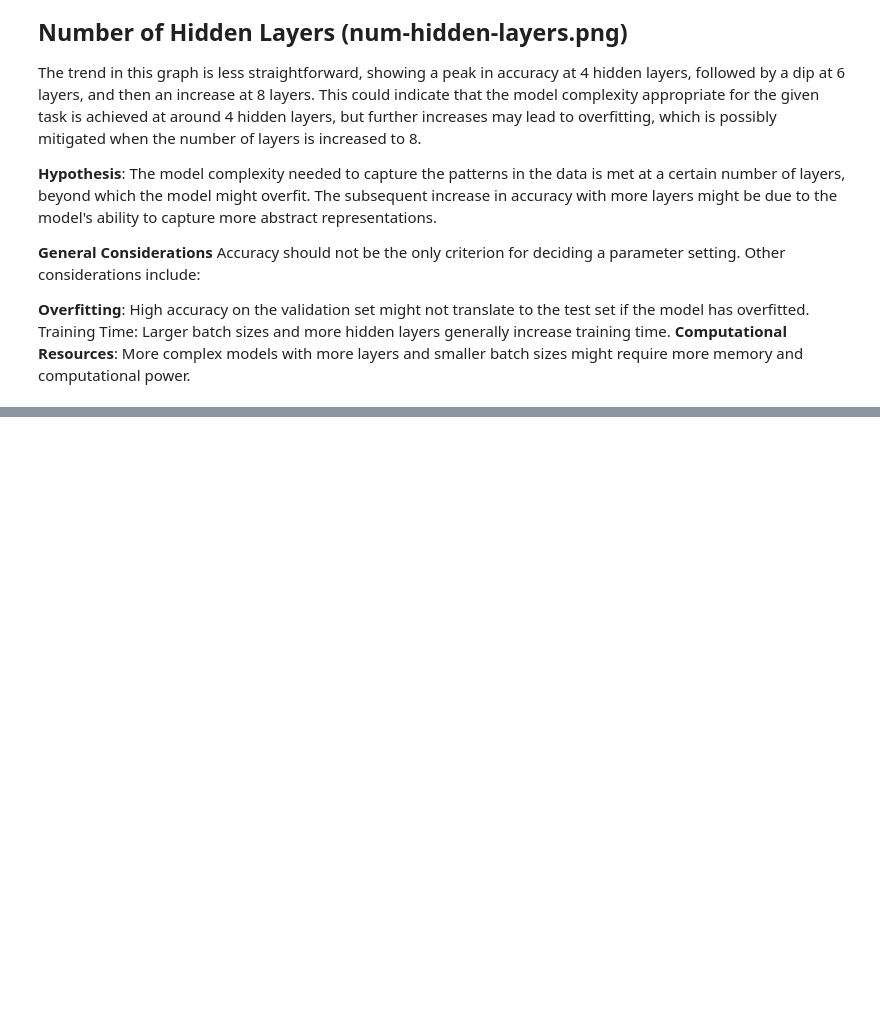
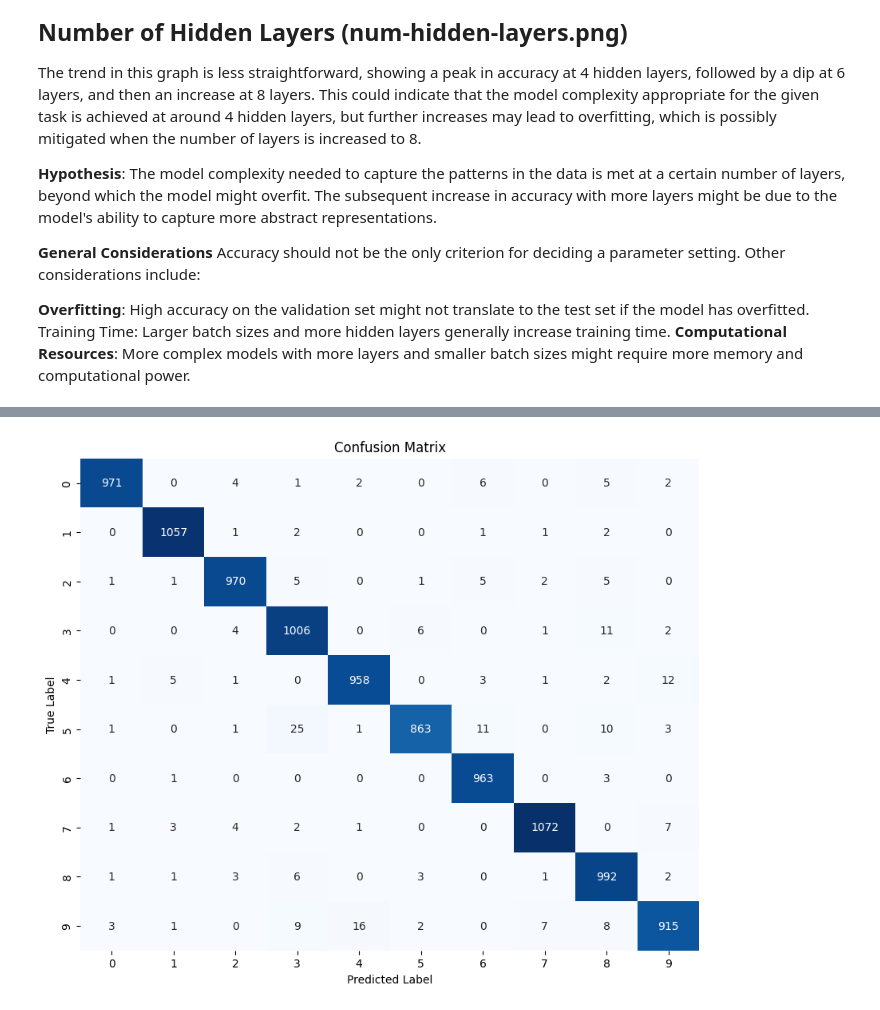
Before and after one commit to Ghantoos7/EMNIST-NeuralNet-Explorer, a Jupyter notebook: Assignment-02.ipynb, the cells around one changed output, grey strips where cells are left out. Saved outputs shown, nothing was run; the diff lists cells and outputs as text; code cells hidden in the pictures; blank space fills up the shorter version.

Commit message:
Main <> Added confusion matrix

```diff
--- a/Assignment-02.ipynb
+++ b/Assignment-02.ipynb
@@ -233,3 +233,12 @@ Accuracy should not be the only criterion for deciding a parameter setting. Othe
 **Overfitting**: High accuracy on the validation set might not translate to the test set if the model has overfitted.
 Training Time: Larger batch sizes and more hidden layers generally increase training time.
 **Computational Resources**: More complex models with more layers and smaller batch sizes might require more memory and computational power.
+# %%
+model = create_model(2, 784, 10)
+
+model.compile(loss='categorical_crossentropy', optimizer=SGD(learning_rate=0.01), metrics=['accuracy'])
+
+model.fit(X_train, train_labels, epochs=EPOCHS, batch_size=2, verbose=1, validation_data=(X_valid, valid_labels))
+
+score = model.evaluate(X_test, test_labels, batch_size=2, verbose=1)
+print(f'Test Loss: {score[0]}, Test Accuracy: {score[1]}')
@@ -235,0 +258,4 @@ Training Time: Larger batch sizes and more hidden layers generally increase trai
+# %%
+predictions = model.predict(X_valid)
+predicted_classes = np.argmax(predictions, axis=1)
+true_classes = np.argmax(valid_labels, axis=1)
@@ -235,0 +264,11 @@ Training Time: Larger batch sizes and more hidden layers generally increase trai
+# %%
+conf_matrix = confusion_matrix(true_classes, predicted_classes)
+
+plt.figure(figsize=(10, 8))
+sns.heatmap(conf_matrix, annot=True, fmt="d", cmap="Blues", cbar=False)
+plt.xlabel("Predicted Label")
+plt.ylabel("True Label")
+plt.title("Confusion Matrix")
+plt.show()
+# %% [output]
+[figure, added]
```
Also changed, not shown: parts of 5 cells of this notebook.
